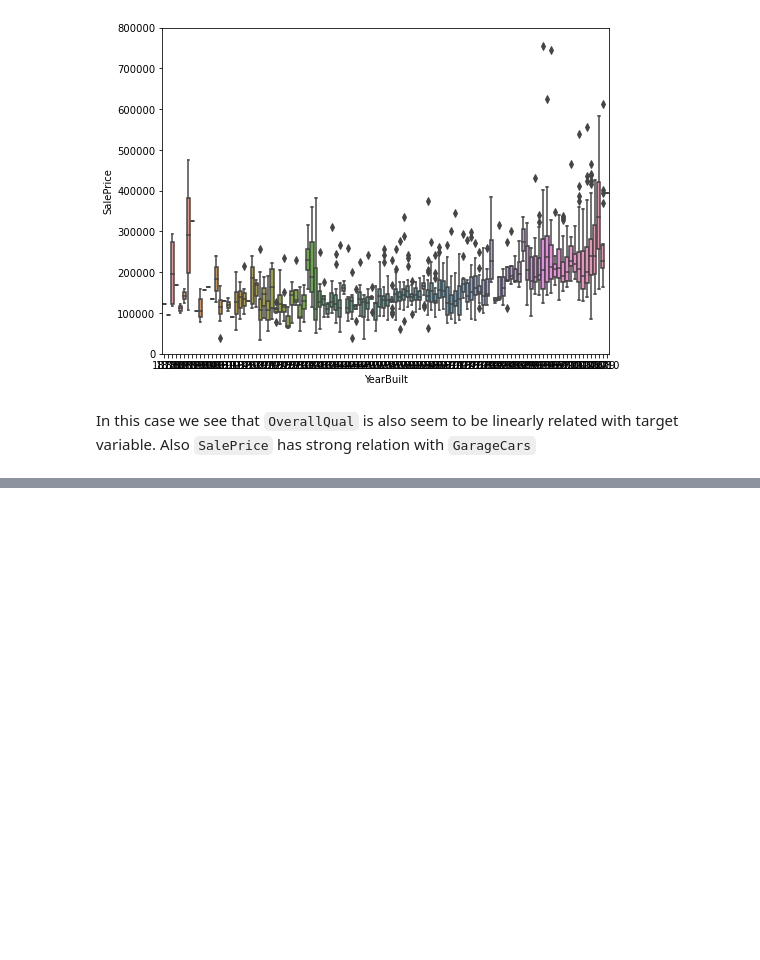
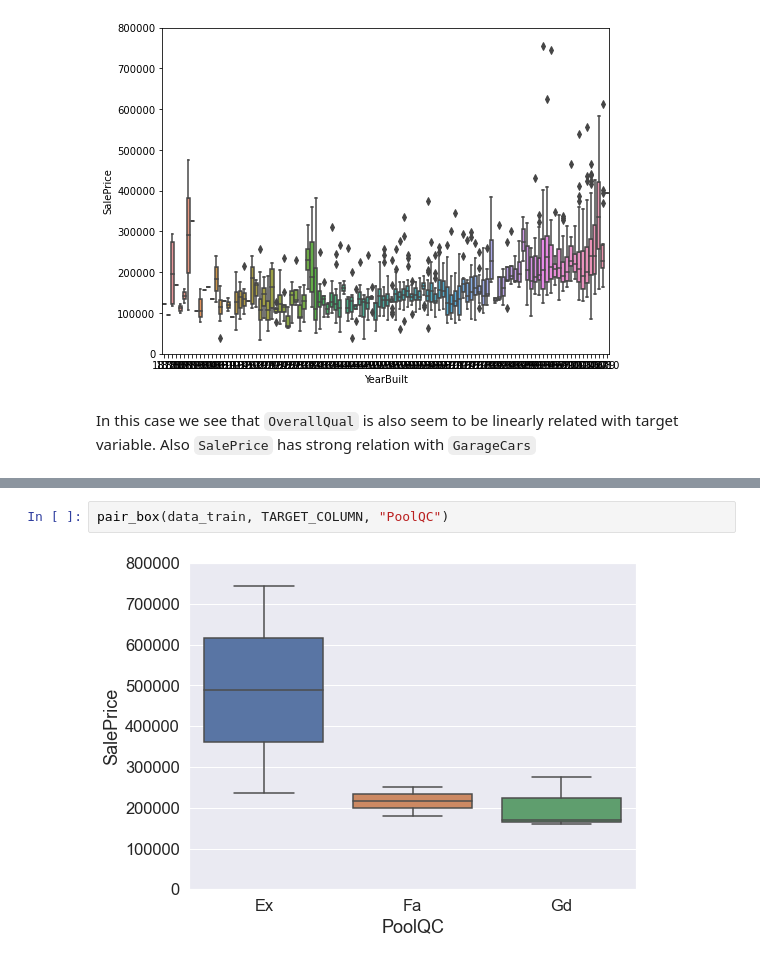
Before and after one commit to WozzyaQ/machine-learning-and-other-stuff, a Jupyter notebook: house-prices/House Prices.ipynb, the cells around one changed output, grey strips where cells are left out. Drawn from its saved outputs; the diff is of its cells as text; blank space fills up the shorter version.

```diff
--- a/house-prices/House Prices.ipynb
+++ b/house-prices/House Prices.ipynb
@@ -322,0 +400,4 @@ In this case we see that `OverallQual` is also seem to be linearly related with
+# %%
+pair_box(data_train, TARGET_COLUMN, "PoolQC")
+# %% [output]
+[figure, added]
```
Also changed, not shown: parts of 25 cells of this notebook.
